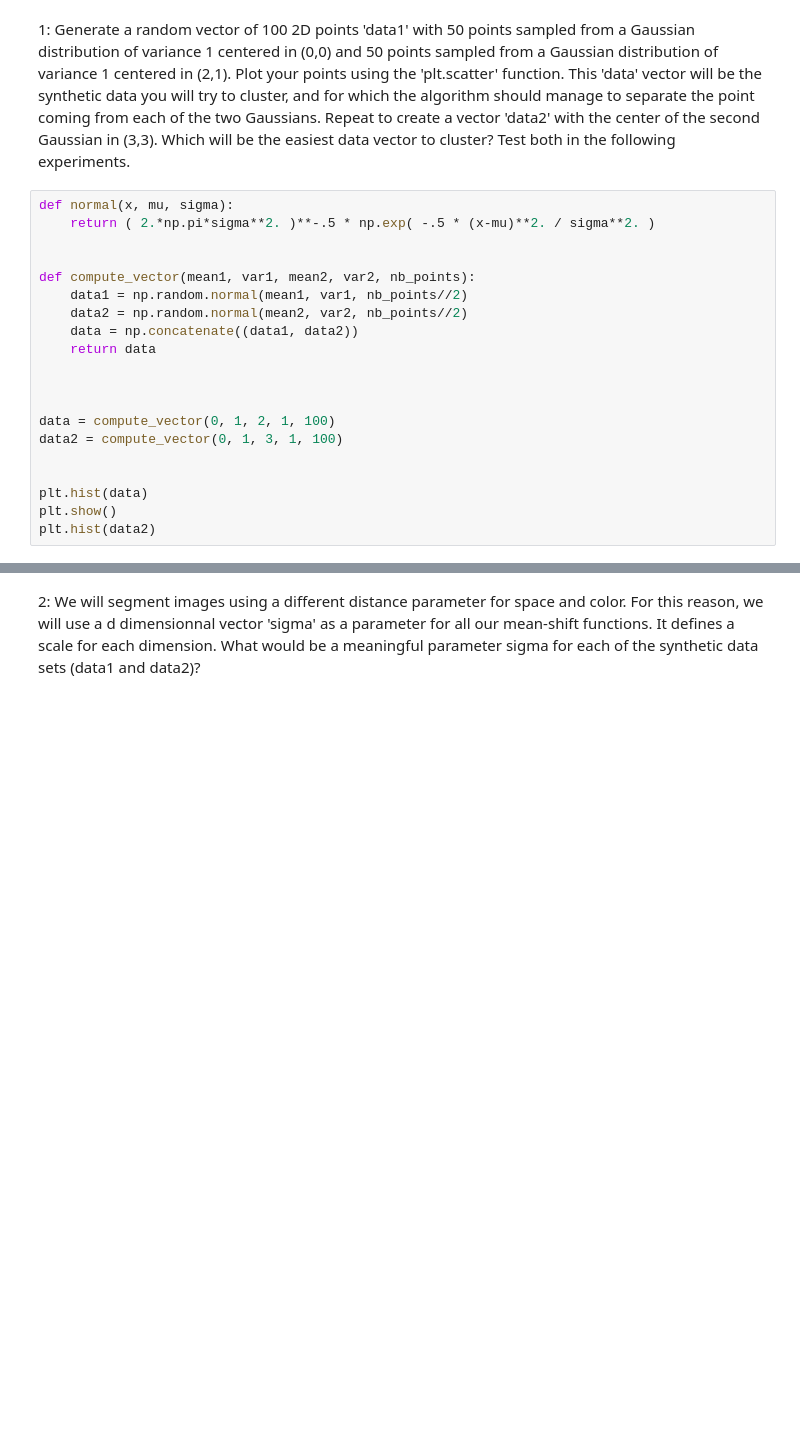
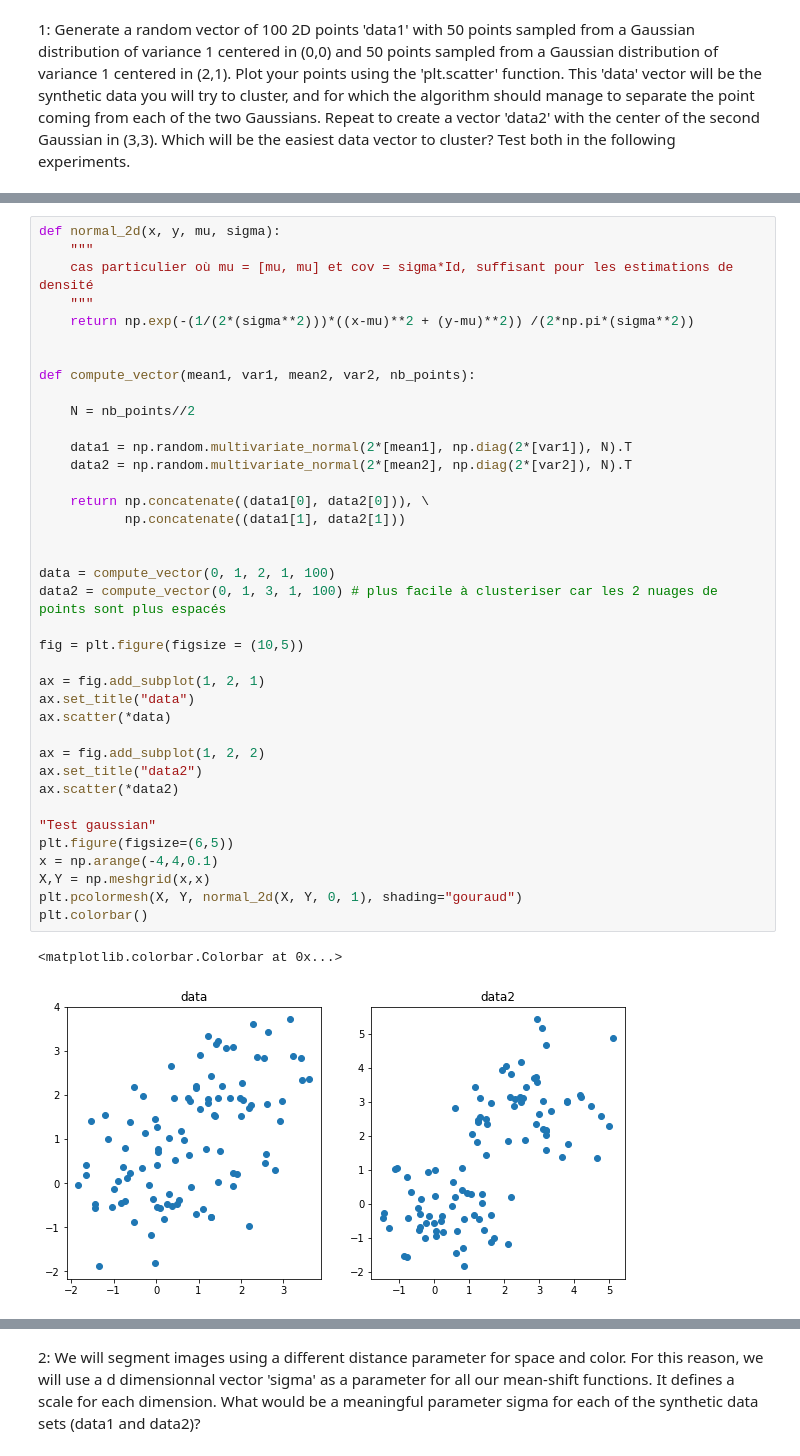
Before and after one commit to LouisLesueur/Illumination_project, a Jupyter notebook: mean_shift_TP.ipynb, the cells around one changed output, grey strips where cells are left out. Cells and saved outputs as stored; diff of their text form; blank space fills up the shorter version.

```diff
--- a/mean_shift_TP.ipynb
+++ b/mean_shift_TP.ipynb
@@ -35,23 +35,3 @@ from drawnow import drawnow
 In this section, we will implement Mean Shift and test is on simple synthetic data (i.e. points you will sample from a probability distribution with known density - see below).
 # %% [markdown]
 1: Generate a random vector of 100 2D points 'data1' with 50 points sampled from a Gaussian distribution of variance 1 centered in (0,0) and 50 points sampled from a Gaussian distribution of variance 1 centered in (2,1). Plot your points using the 'plt.scatter' function. This 'data' vector will be the synthetic data you will try to cluster, and for which the algorithm should manage to separate the point coming from each of the two Gaussians. Repeat to create a vector 'data2' with the center of the second Gaussian in (3,3). Which will be the easiest data vector to cluster? Test both in the following experiments.
-# %%
-def normal(x, mu, sigma):
-    return ( 2.*np.pi*sigma**2. )**-.5 * np.exp( -.5 * (x-mu)**2. / sigma**2. )
-
-
-def compute_vector(mean1, var1, mean2, var2, nb_points):
-    data1 = np.random.normal(mean1, var1, nb_points//2)
-    data2 = np.random.normal(mean2, var2, nb_points//2)
-    data = np.concatenate((data1, data2))
-    return data
-
-
-
-data = compute_vector(0, 1, 2, 1, 100)
-data2 = compute_vector(0, 1, 3, 1, 100)
-
-
-plt.hist(data)
-plt.show()
-plt.hist(data2)
@@ -93,0 +38,41 @@ ax4.plot(x_abs4, y_ord4)
+# %%
+def normal_2d(x, y, mu, sigma):
+    """
+    cas particulier où mu = [mu, mu] et cov = sigma*Id, suffisant pour les estimations de densité
+    """
+    return np.exp(-(1/(2*(sigma**2)))*((x-mu)**2 + (y-mu)**2)) /(2*np.pi*(sigma**2))
+
+
+def compute_vector(mean1, var1, mean2, var2, nb_points):
+
+    N = nb_points//2
+
+    data1 = np.random.multivariate_normal(2*[mean1], np.diag(2*[var1]), N).T
+    data2 = np.random.multivariate_normal(2*[mean2], np.diag(2*[var2]), N).T
+
+    return np.concatenate((data1[0], data2[0])), \
+           np.concatenate((data1[1], data2[1]))
+
+
+data = compute_vector(0, 1, 2, 1, 100)
+data2 = compute_vector(0, 1, 3, 1, 100) # plus facile à clusteriser car les 2 nuages de points sont plus espacés
+
+fig = plt.figure(figsize = (10,5))
+
+ax = fig.add_subplot(1, 2, 1)
+ax.set_title("data")
+ax.scatter(*data)
+
+ax = fig.add_subplot(1, 2, 2)
+ax.set_title("data2")
+ax.scatter(*data2)
+
+"Test gaussian"
+plt.figure(figsize=(6,5))
+x = np.arange(-4,4,0.1)
+X,Y = np.meshgrid(x,x)
+plt.pcolormesh(X, Y, normal_2d(X, Y, 0, 1), shading="gouraud")
+plt.colorbar()
+# %% [output]
+<matplotlib.colorbar.Colorbar at 0x...>
+[figure, added]
```
Also changed, not shown: parts of 6 cells of this notebook.
